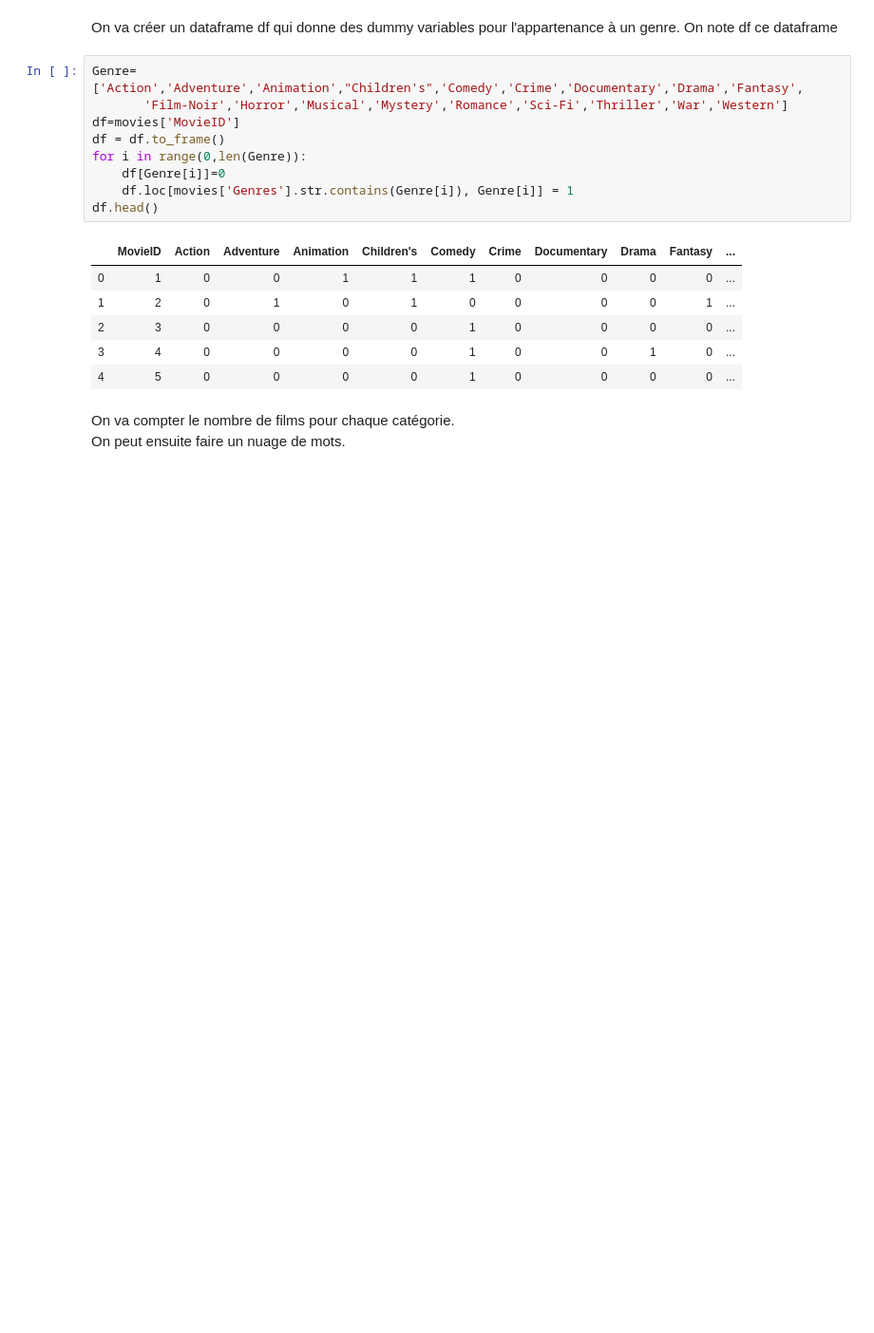
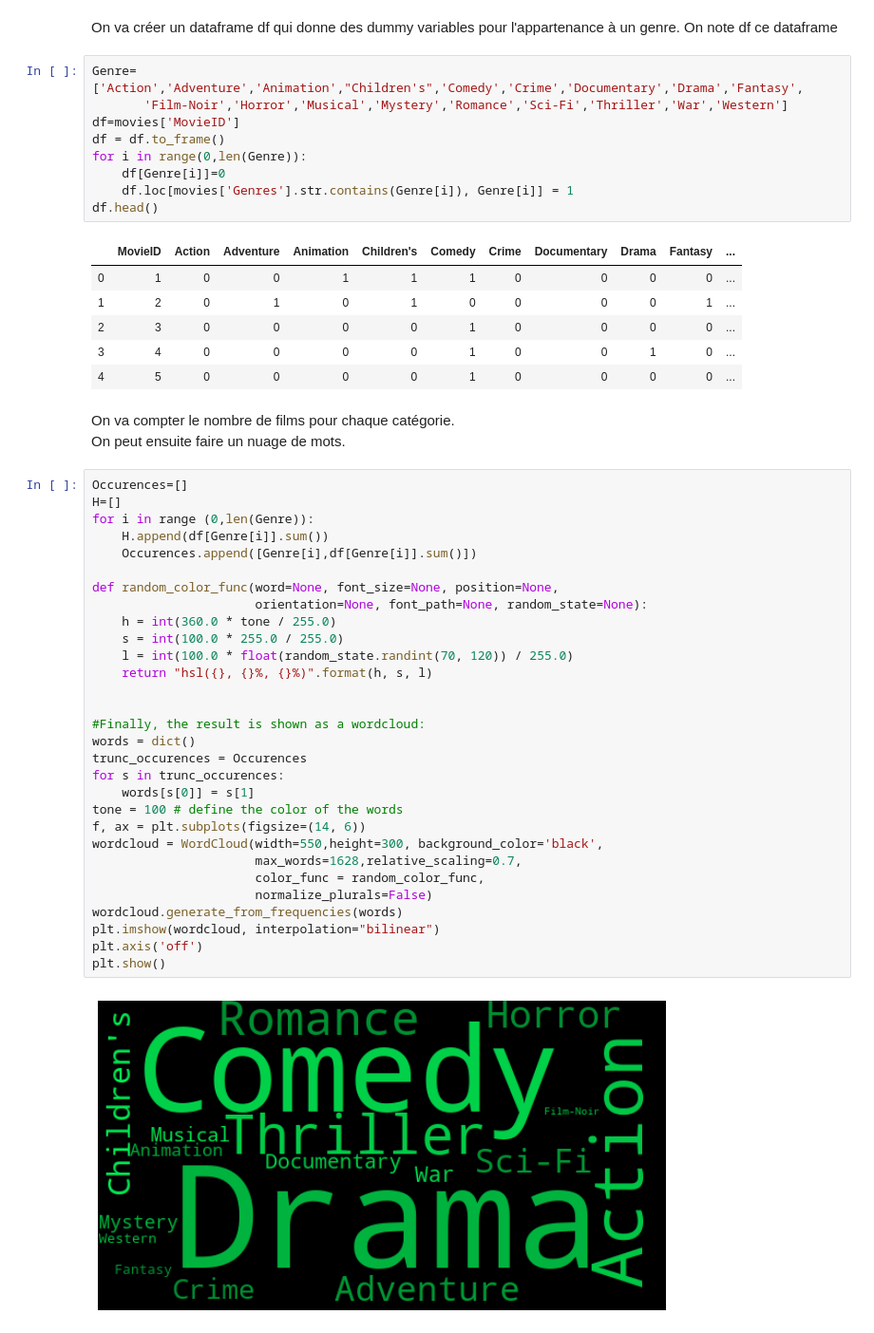
Before and after one commit to rthabut/Recommender-System, a Jupyter notebook: Étude base 1M Movie Lens - Etude des bases de données (1).ipynb, the cells around one changed output. Shown: that part at 95% size. Drawn from its saved outputs; the diff is of its cells as text; blank space fills up the shorter version.

```diff
--- a/Étude base 1M Movie Lens - Etude des bases de données (1).ipynb
+++ b/Étude base 1M Movie Lens - Etude des bases de données (1).ipynb
@@ -287,3 +286,35 @@ df.head()
 # %% [markdown]
 On va compter le nombre de films pour chaque catégorie.
 On peut ensuite faire un nuage de mots.
+# %%
+Occurences=[]
+H=[]
+for i in range (0,len(Genre)):
+    H.append(df[Genre[i]].sum())
+    Occurences.append([Genre[i],df[Genre[i]].sum()])
+
+def random_color_func(word=None, font_size=None, position=None,
+                      orientation=None, font_path=None, random_state=None):
+    h = int(360.0 * tone / 255.0)
+    s = int(100.0 * 255.0 / 255.0)
+    l = int(100.0 * float(random_state.randint(70, 120)) / 255.0)
+    return "hsl({}, {}%, {}%)".format(h, s, l)
+
+
+#Finally, the result is shown as a wordcloud:
+words = dict()
+trunc_occurences = Occurences
+for s in trunc_occurences:
+    words[s[0]] = s[1]
+tone = 100 # define the color of the words
+f, ax = plt.subplots(figsize=(14, 6))
+wordcloud = WordCloud(width=550,height=300, background_color='black',
+                      max_words=1628,relative_scaling=0.7,
+                      color_func = random_color_func,
+                      normalize_plurals=False)
+wordcloud.generate_from_frequencies(words)
+plt.imshow(wordcloud, interpolation="bilinear")
+plt.axis('off')
+plt.show()
+# %% [output]
+[figure, added]
```
Also changed, not shown: parts of 14 cells of this notebook.
